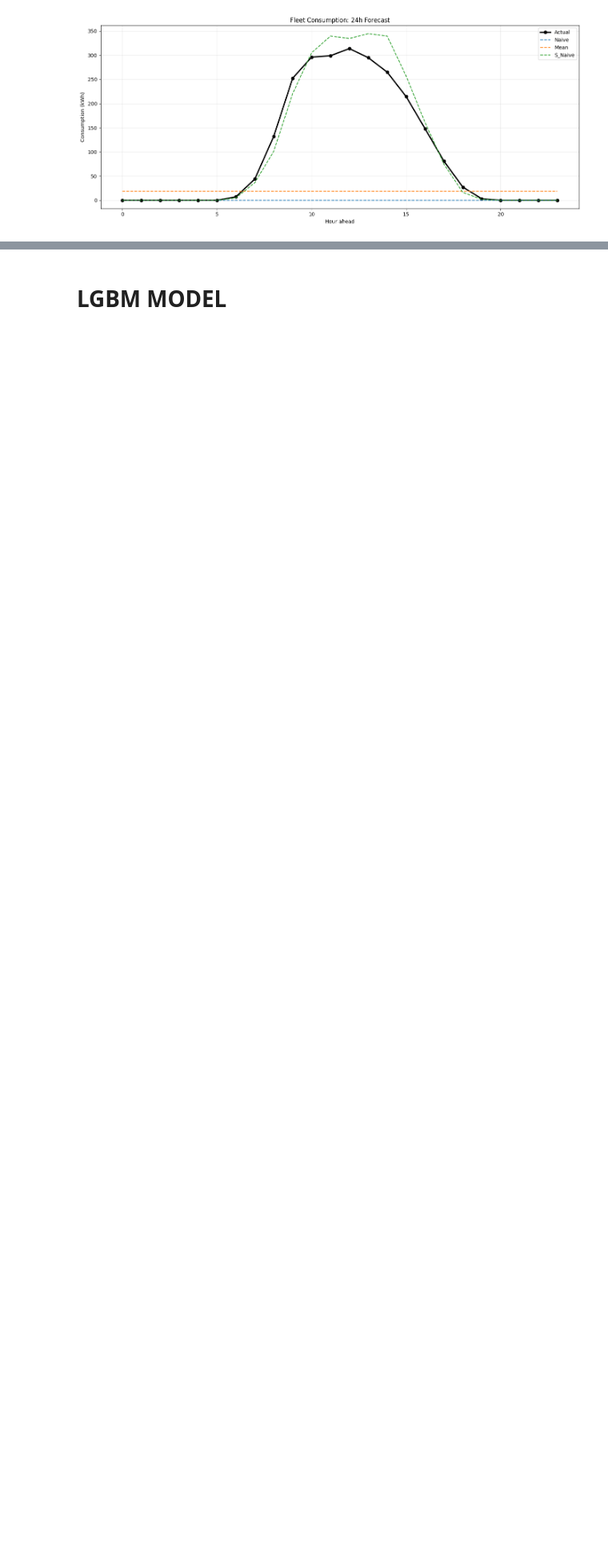
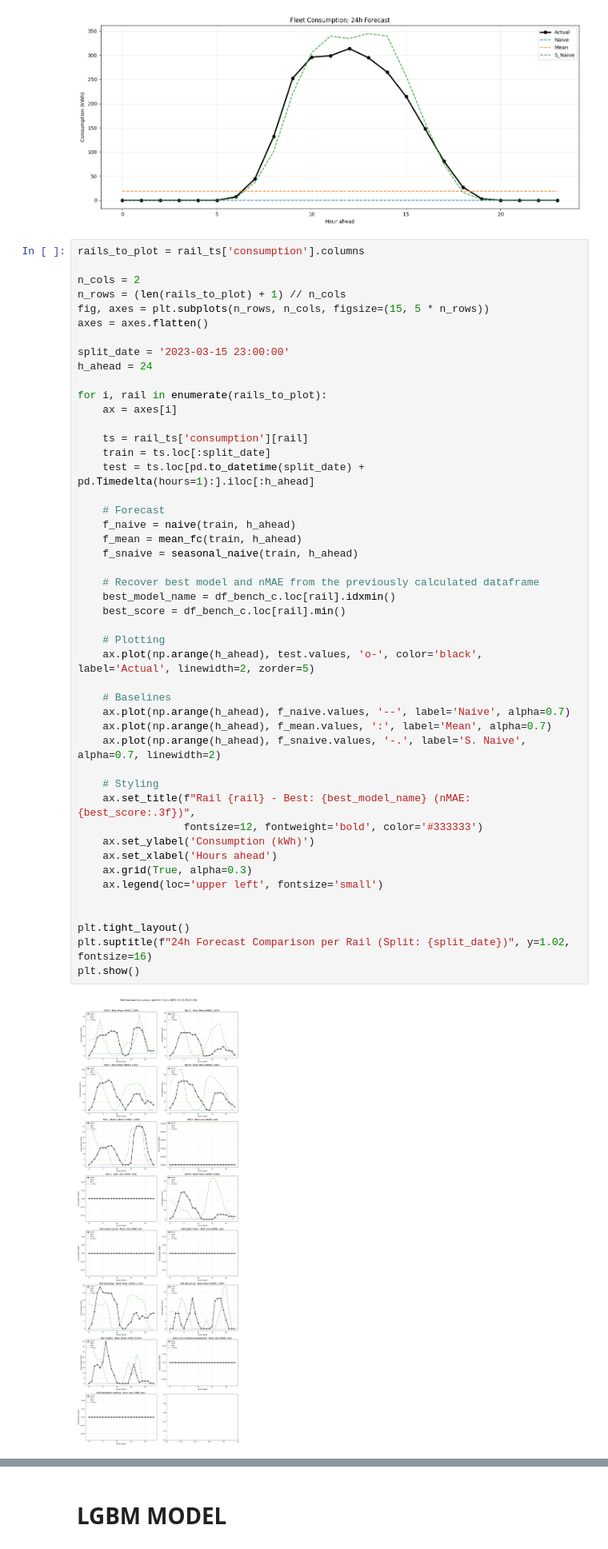
Before and after one commit to ManuCa93/time_series_final, a Jupyter notebook: notebook.ipynb, the cells around one changed output, grey strips where cells are left out. Shown at 80% size. Drawn from its saved outputs; the diff is of its cells as text; blank space fills up the shorter version.

```diff
--- a/notebook.ipynb
+++ b/notebook.ipynb
@@ -611,6 +611,55 @@ Rail: J            | Best Consumption: S_Naive  (nMAE: 1.06328) | Best Presence:
 Train: 2020-08-25 11:00:00 to 2023-03-15 23:00:00
 Test:  2023-03-16 00:00:00 to 2023-03-16 23:00:00
 [figure]
+# %%
+rails_to_plot = rail_ts['consumption'].columns
+
+n_cols = 2
+n_rows = (len(rails_to_plot) + 1) // n_cols
+fig, axes = plt.subplots(n_rows, n_cols, figsize=(15, 5 * n_rows))
+axes = axes.flatten()
+
+split_date = '2023-03-15 23:00:00'
+h_ahead = 24
+
+for i, rail in enumerate(rails_to_plot):
+    ax = axes[i]
+
+    ts = rail_ts['consumption'][rail]
+    train = ts.loc[:split_date]
+    test = ts.loc[pd.to_datetime(split_date) + pd.Timedelta(hours=1):].iloc[:h_ahead]
+
+    # Forecast
+    f_naive = naive(train, h_ahead)
+    f_mean = mean_fc(train, h_ahead)
+    f_snaive = seasonal_naive(train, h_ahead)
+
+    # Recover best model and nMAE from the previously calculated dataframe
+    best_model_name = df_bench_c.loc[rail].idxmin()
+    best_score = df_bench_c.loc[rail].min()
+
+    # Plotting
+    ax.plot(np.arange(h_ahead), test.values, 'o-', color='black', label='Actual', linewidth=2, zorder=5)
+
+    # Baselines
+    ax.plot(np.arange(h_ahead), f_naive.values, '--', label='Naive', alpha=0.7)
+    ax.plot(np.arange(h_ahead), f_mean.values, ':', label='Mean', alpha=0.7)
+    ax.plot(np.arange(h_ahead), f_snaive.values, '-.', label='S. Naive', alpha=0.7, linewidth=2)
+
+    # Styling
+    ax.set_title(f"Rail {rail} - Best: {best_model_name} (nMAE: {best_score:.3f})",
+                 fontsize=12, fontweight='bold', color='#333333')
+    ax.set_ylabel('Consumption (kWh)')
+    ax.set_xlabel('Hours ahead')
+    ax.grid(True, alpha=0.3)
+    ax.legend(loc='upper left', fontsize='small')
+
+
+plt.tight_layout()
+plt.suptitle(f"24h Forecast Comparison per Rail (Split: {split_date})", y=1.02, fontsize=16)
+plt.show()
+# %% [output]
+[figure, added]
 # %% [markdown]
 CONSUMPTION RESULTS:
 ━━━━━━━━━━━━━━━━━━━━━━━━━━━━━━━━━━━━━━━━━━━━━━━━━━━━━━━━━━━━━━━━━━━━━━━━━
```
Also changed, not shown: parts of 7 cells of this notebook.
